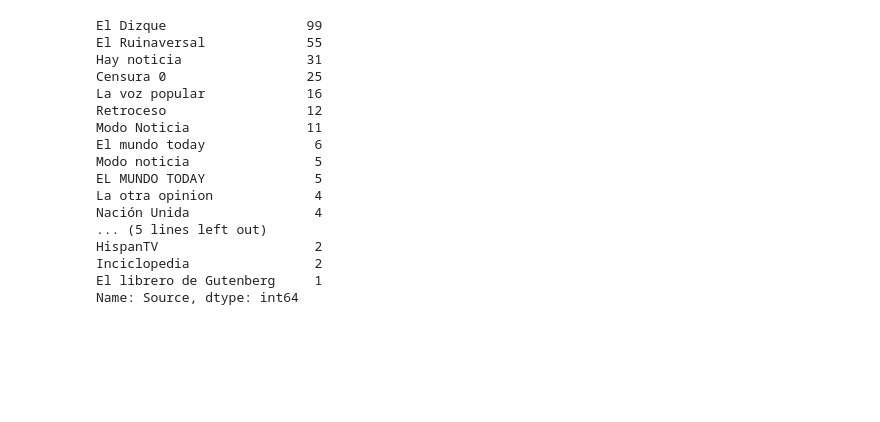
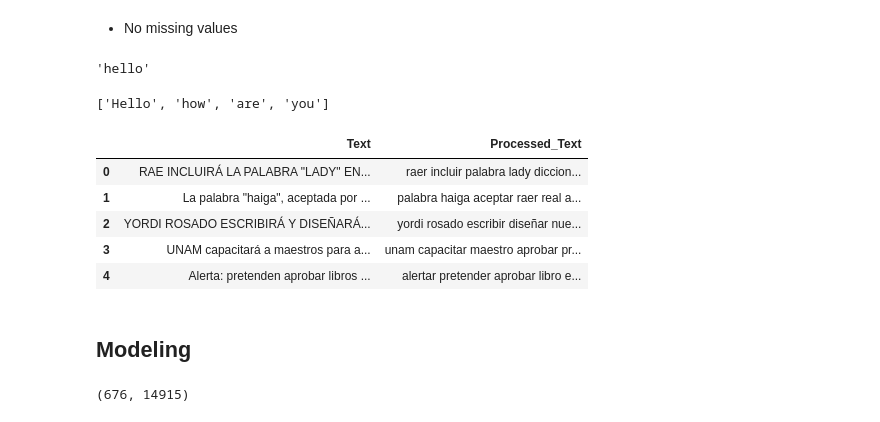
Before and after one commit to adriancervero/fake-news-detector, a Jupyter notebook: fake_news.ipynb, the cells around one changed output. Cells and saved outputs as stored; diff of their text form; code cells hidden in the pictures; blank space fills up the shorter version.

Commit message:
first model builded score 0.76

```diff
--- a/fake_news.ipynb
+++ b/fake_news.ipynb
@@ -19,20 +99,2 @@ train.shape
-# %%
-train[train['Category'] == 'Fake']['Source'].value_counts().head(20)
-# %% [output]
-El Dizque                  99
-El Ruinaversal             55
-Hay noticia                31
-Censura 0                  25
-La voz popular             16
-Retroceso                  12
-Modo Noticia               11
-El mundo today              6
-Modo noticia                5
-EL MUNDO TODAY              5
-La otra opinion             4
-Nación Unida                4
-... (5 lines left out)
-HispanTV                    2
-Inciclopedia                2
-El librero de Gutenberg     1
-Name: Source, dtype: int64
+# %% [markdown]
+* No missing values
@@ -38,0 +104,8 @@ Name: Source, dtype: int64
+# %%
+remove_punctuation('--.,hello./>')
+# %% [output]
+'hello'
+# %%
+nltk.word_tokenize('Hello how are you')
+# %% [output]
+['Hello', 'how', 'are', 'you']
@@ -38,0 +138,11 @@ Name: Source, dtype: int64
+# %%
+train[['Text', 'Processed_Text']].head()
+# %% [output]
+|  | Text | Processed_Text |
+| 0 | RAE INCLUIRÁ LA PALABRA "LADY" EN... | raer incluir palabra lady diccion... |
+| 1 | La palabra "haiga", aceptada por ... | palabra haiga aceptar raer real a... |
+| 2 | YORDI ROSADO ESCRIBIRÁ Y DISEÑARÁ... | yordi rosado escribir diseñar nue... |
+| 3 | UNAM capacitará a maestros para a... | unam capacitar maestro aprobar pr... |
+| 4 | Alerta: pretenden aprobar libros ... | alertar pretender aprobar libro e... |
+# %% [markdown]
+## Modeling
@@ -38,0 +158,4 @@ Name: Source, dtype: int64
+# %%
+tfidf_matrix.shape
+# %% [output]
+(676, 14915)
```
Also changed, not shown: parts of 27 cells of this notebook.
